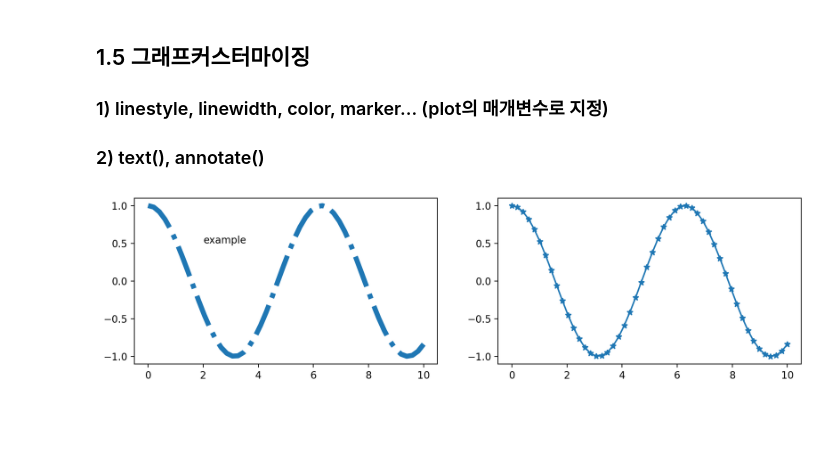
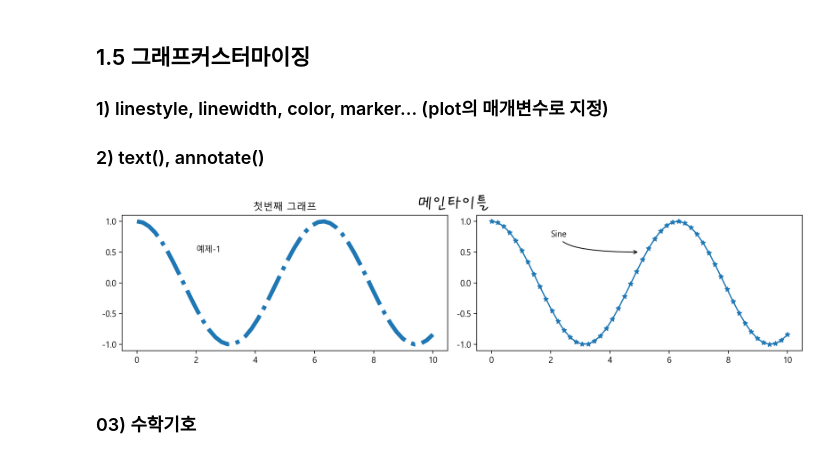
Before and after one commit to secretrelationship/ai_x, a Jupyter notebook: source/01_python/Ch12.데이터시각화.ipynb, the cells around one changed output. Cells and saved outputs as stored; diff of their text form; code cells hidden in the pictures; blank space fills up the shorter version.

```diff
--- a/source/01_python/Ch12.데이터시각화.ipynb
+++ b/source/01_python/Ch12.데이터시각화.ipynb
@@ -27,6 +27,11 @@ table.dataframe{font-size:15px;}
 import matplotlib.pyplot as plt
 import seaborn as sns
 
+#한글설정
+plt.rc('font',family='Malgun Gothic') #윈도우즈. 애플은 Apple
+#plt.rcParams['font.family'] = 'Malgun Gothic'
+plt.rc('axes', unicode_minus=False) #마이너스 -깨짐 방지
+
 %config InlineBackend.figure_format = 'retina'
 # %% [markdown]
 ## 1.2 그래프 그리기
@@ -199,13 +207,28 @@ plt.show()
 ## 1.5 그래프커스터마이징
 ### 1) linestyle, linewidth, color, marker... (plot의 매개변수로 지정)
 ### 2) text(), annotate()
+# %%
+# 개별 폰트 설정 방법
+from matplotlib.font_manager import FontProperties
+font_path = 'C:\Windows\Fonts/HMFMPYUN.TTF'
+font_prop = FontProperties(fname= font_path, size =20)
 # %%
-x= np.linspace(0,10)
+import numpy as np
+x= np.linspace(0,10)#num=50
 y=np.cos(x)
 fig, axes = plt.subplots(1,2,figsize=(12,3))
 axes[0].plot(x,y,linewidth=5,linestyle='-.')
-axes[0].text(2,0.5,'example')
+axes[0].text(2,0.5,'예제-1')
+axes[0].set_title('첫번째 그래프')
 axes[1].plot(x,y,marker='*')
+axes[1].annotate('Sine',xytext=(2,0.75), #글자가 있을 좌표 위치(좌하단)
+            xy=(5,0.5), #화살표가 가리킬 좌표 위치
+            arrowprops=dict(arrowstyle='->',connectionstyle='angle3') #angle(꺽은선),arc(직선),...
+            )
+plt.tight_layout() #left, bottom, right, top : 경계의 상대적 비율
+plt.suptitle('메인타이틀', fontproperties=font_prop)
 plt.show()
 # %% [output]
-[figure, old version]
+[figure, new version]
+# %% [markdown]
+### 03) 수학기호
```
Also changed, not shown: parts of 12 cells of this notebook, 2 other files.
